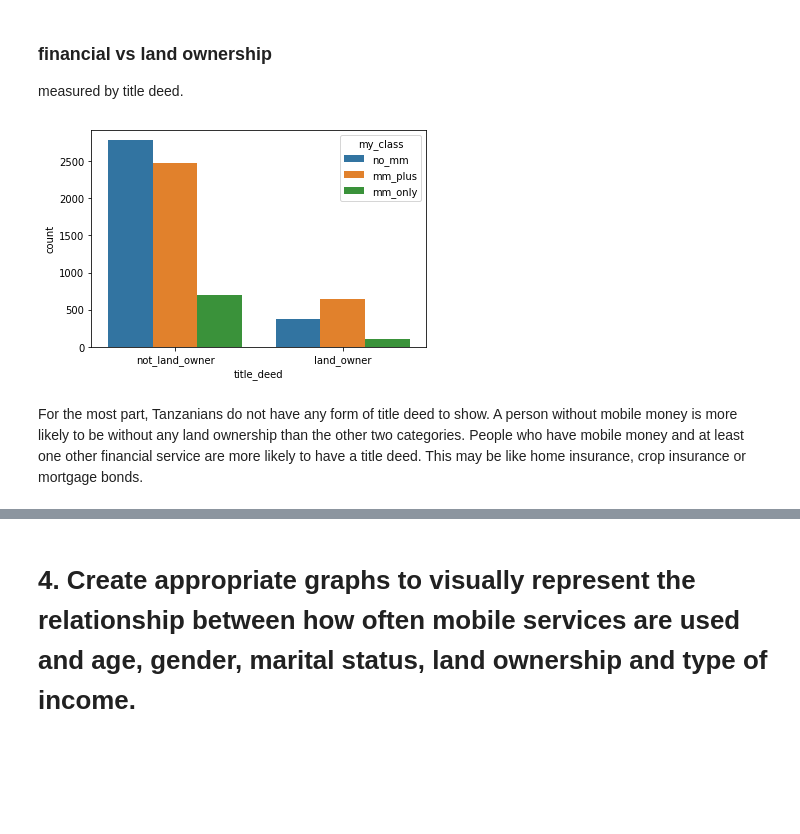
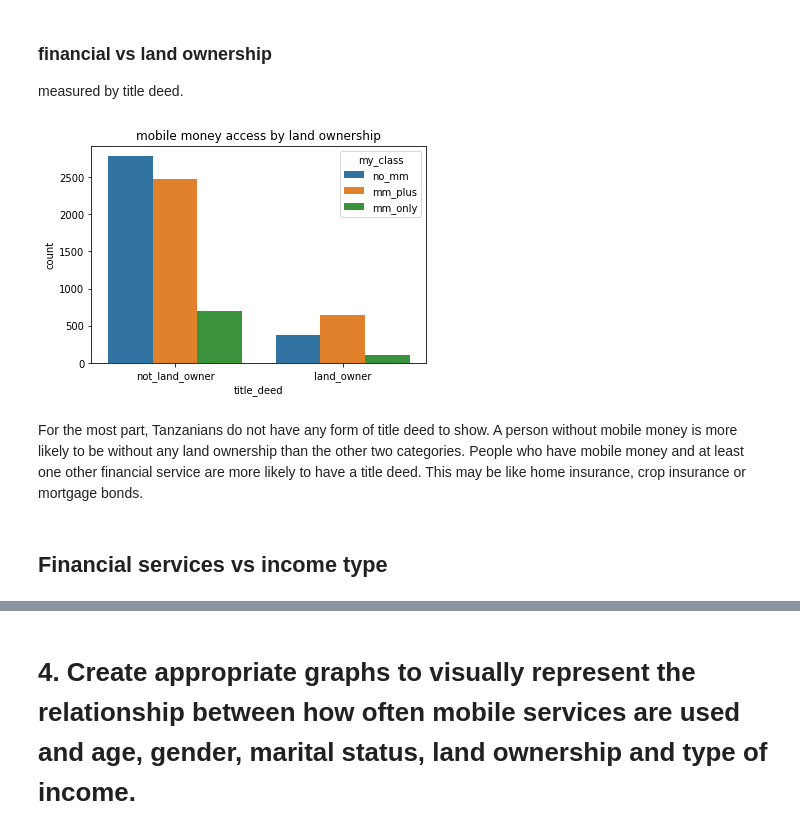
Before and after one commit to masaimahapa/Tanzania-mobile-money, a Jupyter notebook: mobile-money analysis.ipynb, the cells around one changed output, grey strips where cells are left out. Cells and saved outputs as stored; diff of their text form; code cells hidden in the pictures; blank space fills up the shorter version.

```diff
--- a/mobile-money analysis.ipynb
+++ b/mobile-money analysis.ipynb
@@ -225,10 +244,13 @@ number_to_word= {
 df_mobile['title_deed']= df_mobile.title_deed.map(number_to_word)
 # %%
 sns.countplot(df_mobile.title_deed, hue='my_class', data=df_mobile)
+plt.title('mobile money access by land ownership')
 plt.show()
 # %% [output]
-[figure, old version]
+[figure, new version]
 # %% [markdown]
 For the most part, Tanzanians do not have any form of title deed to show. A person without mobile money is more likely to be without any land ownership than the other two categories.
 People who have mobile money and at least one other financial service are more likely to have a title deed. This may be like home insurance, crop insurance or mortgage bonds.
+# %% [markdown]
+## Financial services vs income type
 # %%
```
Also changed, not shown: parts of 31 cells of this notebook.
